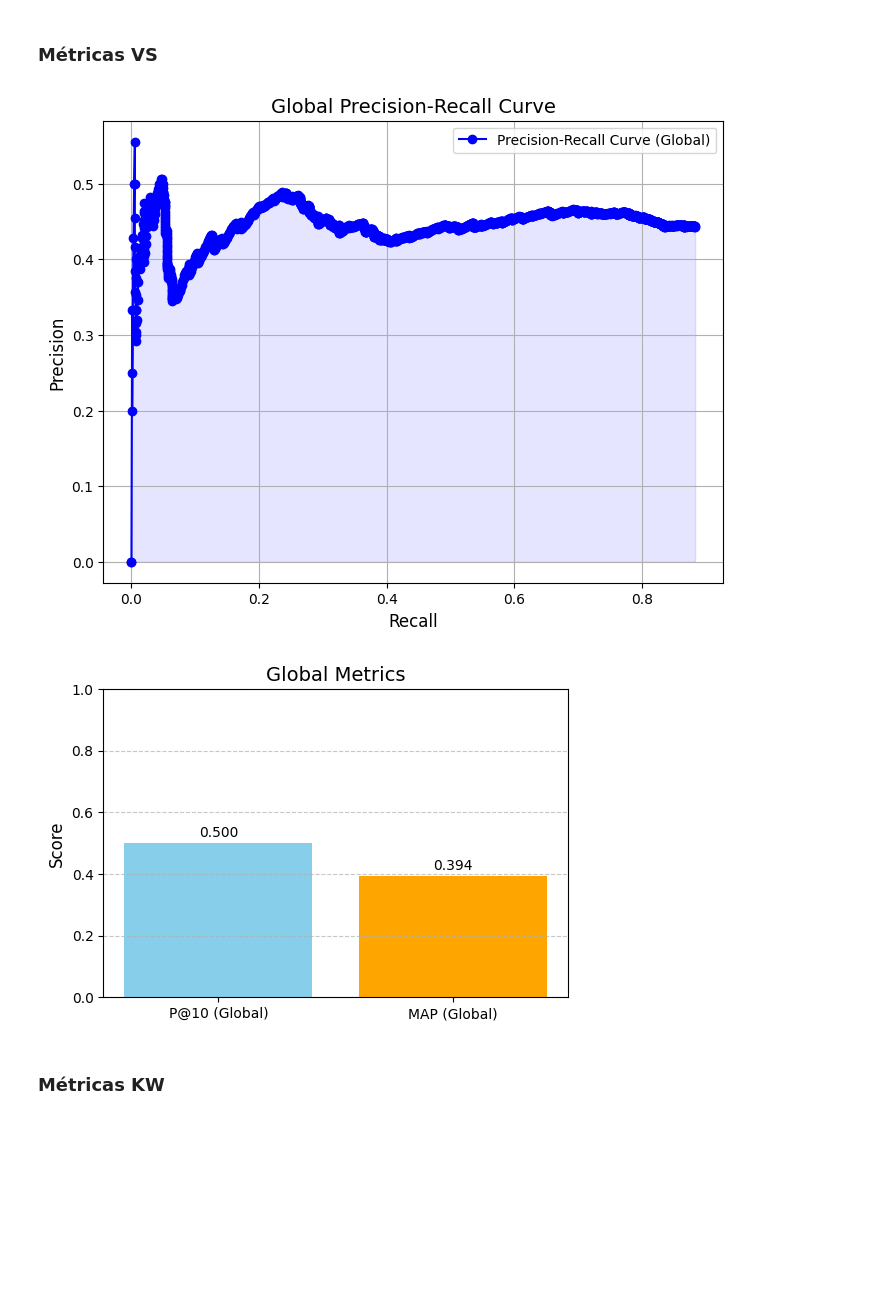
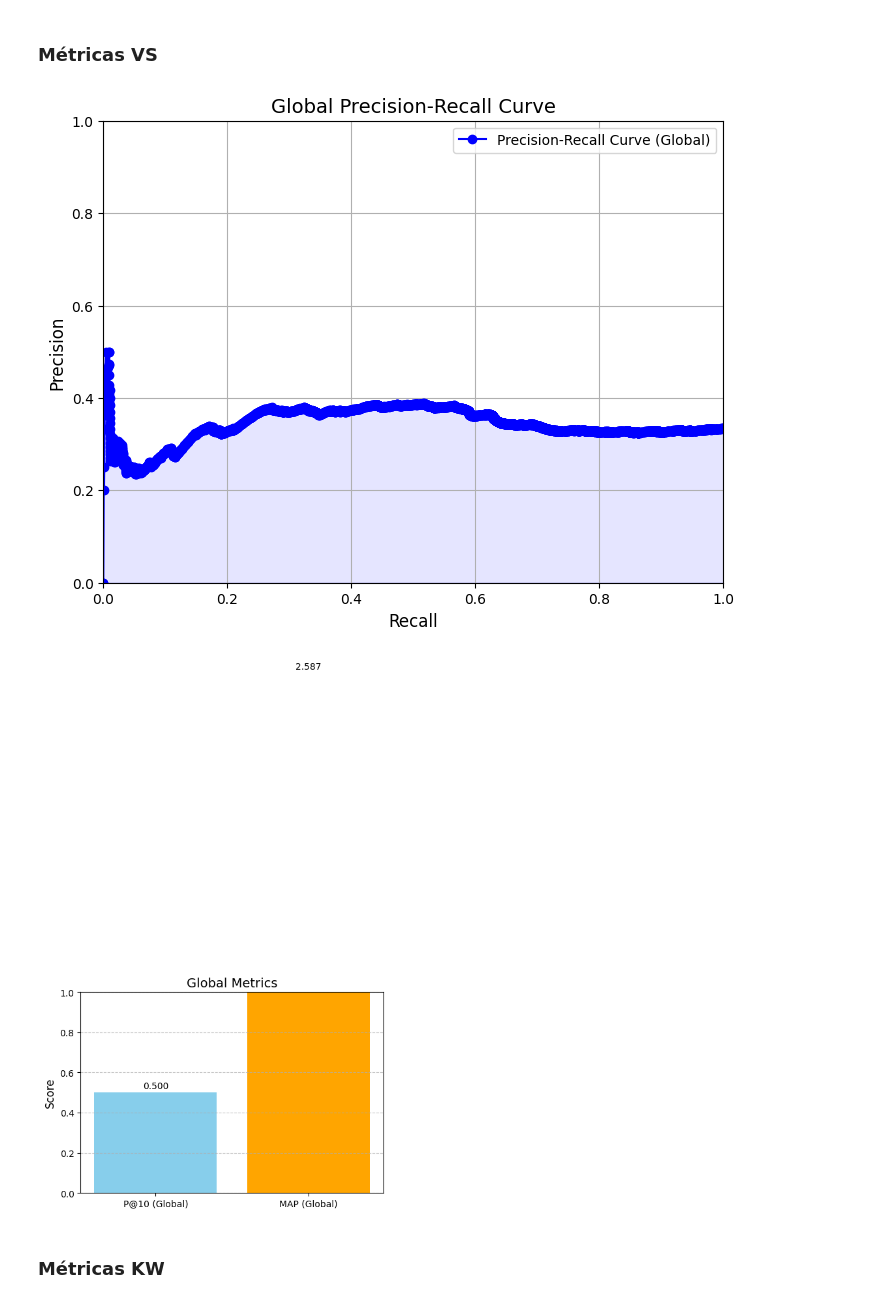
Before and after one commit to martapereira0/Search_Engine, a Jupyter notebook: evaluate.ipynb, the cells around one changed output. Cells and saved outputs as stored; diff of their text form; code cells hidden in the pictures; blank space fills up the shorter version.

```diff
--- a/evaluate.ipynb
+++ b/evaluate.ipynb
@@ -84,7 +84,7 @@ import matplotlib.pyplot as plt
 # %%
 from collections import defaultdict
 
-def aggregate_results(new_df, retrieval_results, top_k,store):
+def aggregate_results(new_df, retrieval_results,store):
     # Agregar documentos relevantes e recuperados
     all_relevant_docs = set()
     all_retrieved_docs = []
@@ -93,7 +93,7 @@ def aggregate_results(new_df, retrieval_results, top_k,store):
         all_relevant_docs.update(relevant_docs)
 
     for query in new_df['query_text']:
-        retrieved_docs = retrieval_results[query][store][store][:top_k]  # Recupera top-k
+        retrieved_docs = retrieval_results[query][store][store]  # Recupera top-k
         all_retrieved_docs.extend(retrieved_docs)
 
     return all_relevant_docs, all_retrieved_docs
@@ -125,6 +125,8 @@ def plot_global_precision_recall(precisions, recalls):
     plt.title("Global Precision-Recall Curve", fontsize=14)
     plt.xlabel("Recall", fontsize=12)
     plt.ylabel("Precision", fontsize=12)
+    plt.ylim(0, 1)
+    plt.xlim(0, 1)
     plt.grid(True)
     plt.legend()
     plt.show()
@@ -144,19 +146,19 @@ def plot_global_metrics(p_at_k, map_score):
 ### Métricas VS
 # %%
 # Agregar resultados
-all_relevant_docs, all_retrieved_docs = aggregate_results(new_df, retrieval_results,8,"VS")
+all_relevant_docs, all_retrieved_docs = aggregate_results(new_df, retrieval_results,"VS")
 
 # Calcular métricas globais
 precisions, recalls, p_at_k, map_score = calculate_global_metrics(all_relevant_docs, all_retrieved_docs,8)
 
 # Plotar curva Precision-Recall global
 plot_global_precision_recall(precisions, recalls)
 
 # Plotar métricas globais (P@10, MAP)
 plot_global_metrics(p_at_k, map_score)
 # %% [output]
-[figure, old version]
+[figure, new version]
-[figure, old version]
+[figure, new version]
 # %% [markdown]
 ### Métricas KW
 # %%
```
Also changed, not shown: parts of 3 cells of this notebook, 1 other file.
